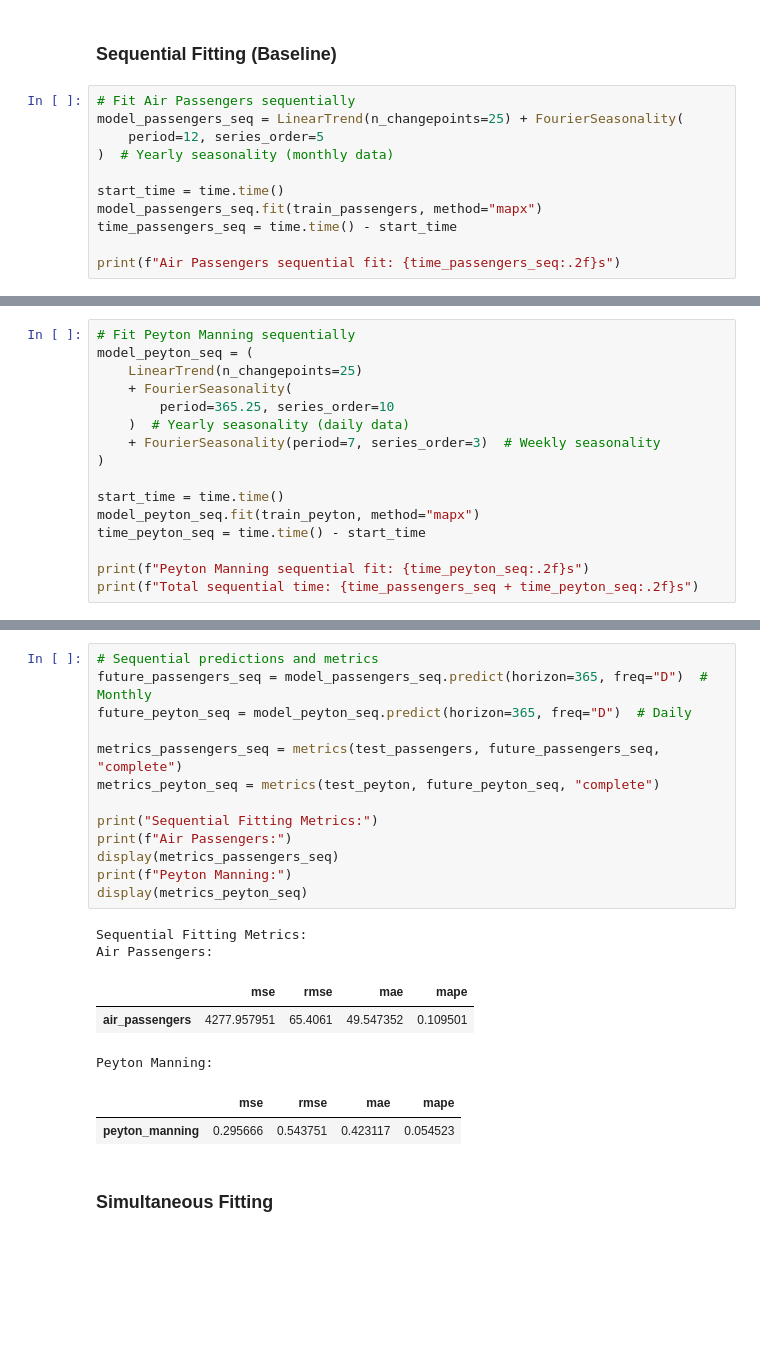
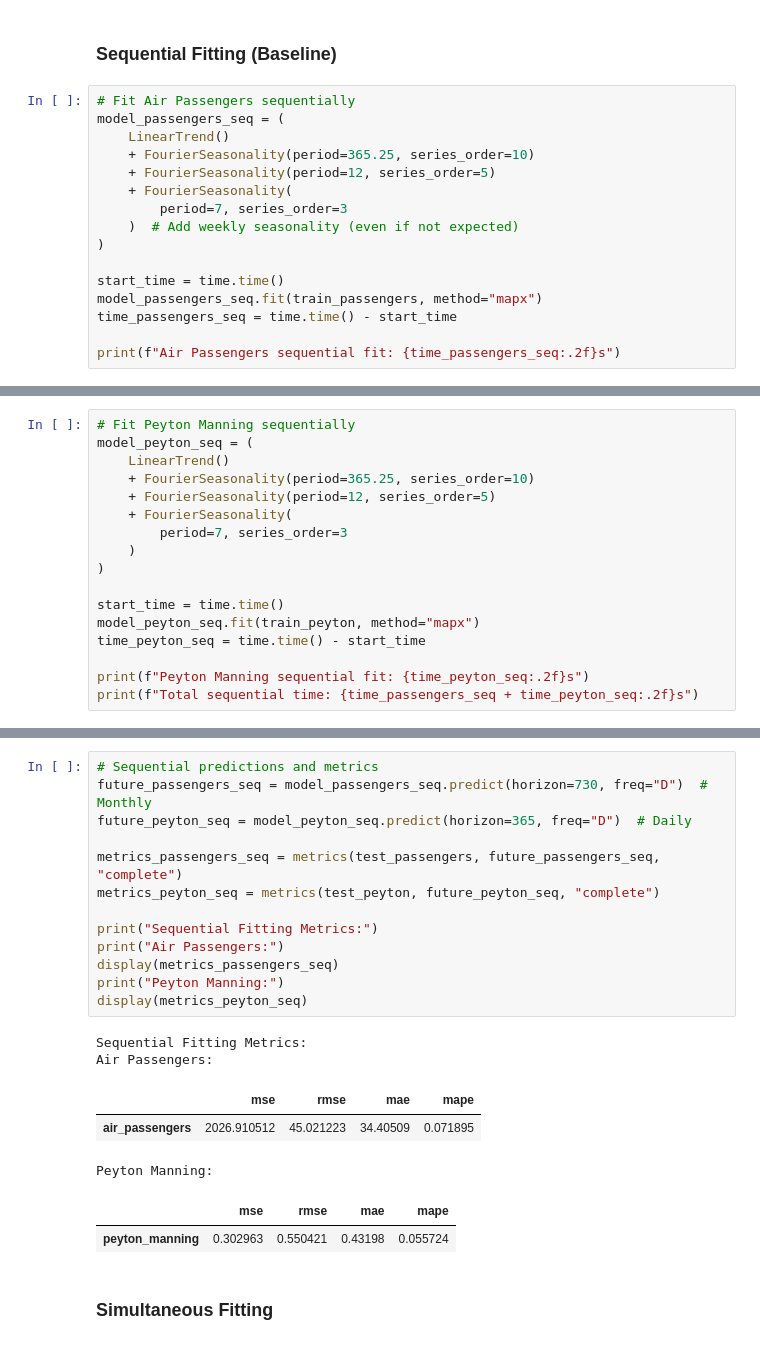
Before and after one commit to jovan-krajevski/vangja, a Jupyter notebook: docs/04_multi_series_caveats.ipynb, the cells around one changed output, grey strips where cells are left out. Drawn from its saved outputs; the diff is of its cells as text; blank space fills up the shorter version.

```diff
--- a/docs/04_multi_series_caveats.ipynb
+++ b/docs/04_multi_series_caveats.ipynb
@@ -232,9 +232,14 @@ Peyton Manning training: 2540 days, test: 365 days
 ### Sequential Fitting (Baseline)
 # %%
 # Fit Air Passengers sequentially
-model_passengers_seq = LinearTrend(n_changepoints=25) + FourierSeasonality(
-    period=12, series_order=5
-)  # Yearly seasonality (monthly data)
+model_passengers_seq = (
+    LinearTrend()
+    + FourierSeasonality(period=365.25, series_order=10)
+    + FourierSeasonality(period=12, series_order=5)
+    + FourierSeasonality(
+        period=7, series_order=3
+    )  # Add weekly seasonality (even if not expected)
+)
 
 start_time = time.time()
 model_passengers_seq.fit(train_passengers, method="mapx")
@@ -249,11 +254,12 @@ Air Passengers sequential fit: 3.47s
 # %%
 # Fit Peyton Manning sequentially
 model_peyton_seq = (
-    LinearTrend(n_changepoints=25)
+    LinearTrend()
+    + FourierSeasonality(period=365.25, series_order=10)
+    + FourierSeasonality(period=12, series_order=5)
     + FourierSeasonality(
-        period=365.25, series_order=10
-    )  # Yearly seasonality (daily data)
-    + FourierSeasonality(period=7, series_order=3)  # Weekly seasonality
+        period=7, series_order=3
+    )
 )
 
 start_time = time.time()
@@ -270,24 +276,24 @@ Total sequential time: 6.89s
 # %%
 # Sequential predictions and metrics
-future_passengers_seq = model_passengers_seq.predict(horizon=365, freq="D")  # Monthly
+future_passengers_seq = model_passengers_seq.predict(horizon=730, freq="D")  # Monthly
 future_peyton_seq = model_peyton_seq.predict(horizon=365, freq="D")  # Daily
 
 metrics_passengers_seq = metrics(test_passengers, future_passengers_seq, "complete")
 metrics_peyton_seq = metrics(test_peyton, future_peyton_seq, "complete")
 
 print("Sequential Fitting Metrics:")
-print(f"Air Passengers:")
+print("Air Passengers:")
 display(metrics_passengers_seq)
-print(f"Peyton Manning:")
+print("Peyton Manning:")
 display(metrics_peyton_seq)
 # %% [output]
 Sequential Fitting Metrics:
 Air Passengers:
 |  | mse | rmse | mae | mape |
-| air_passengers | 4277.957951 | 65.4061 | 49.547352 | 0.109501 |
+| air_passengers | 2026.910512 | 45.021223 | 34.40509 | 0.071895 |
 Peyton Manning:
 |  | mse | rmse | mae | mape |
-| peyton_manning | 0.295666 | 0.543751 | 0.423117 | 0.054523 |
+| peyton_manning | 0.302963 | 0.550421 | 0.43198 | 0.055724 |
 # %% [markdown]
 ### Simultaneous Fitting
 # %%
```
Also changed, not shown: parts of 11 cells of this notebook.
